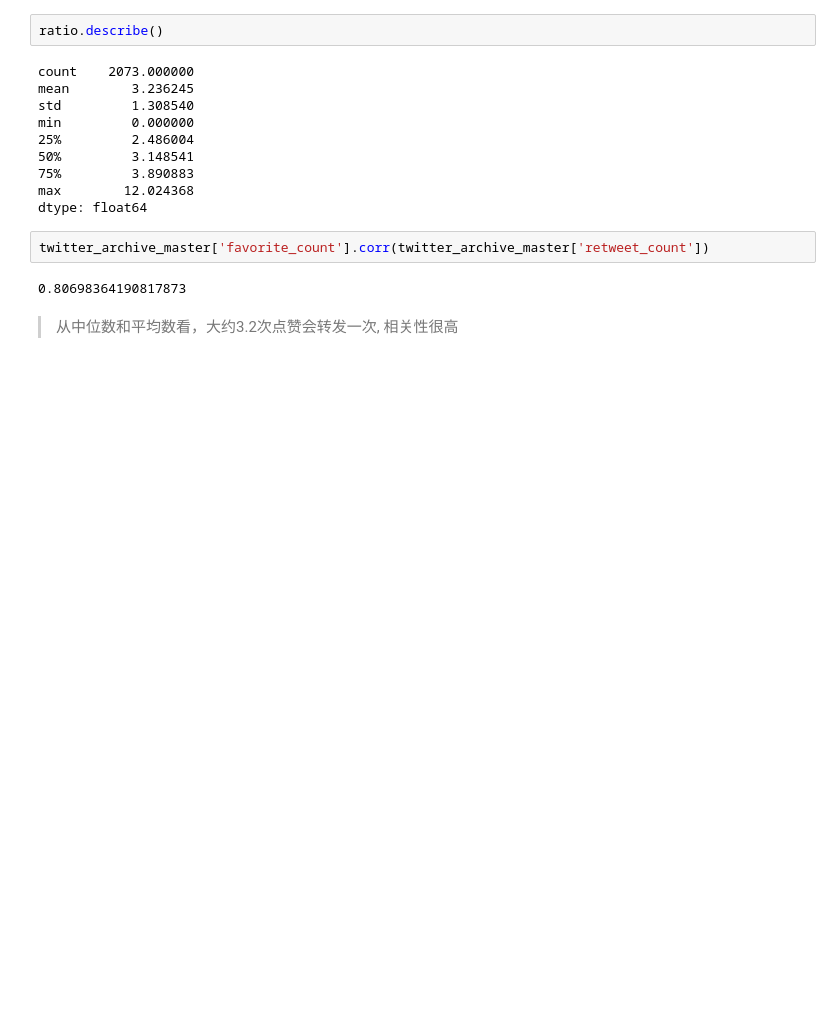
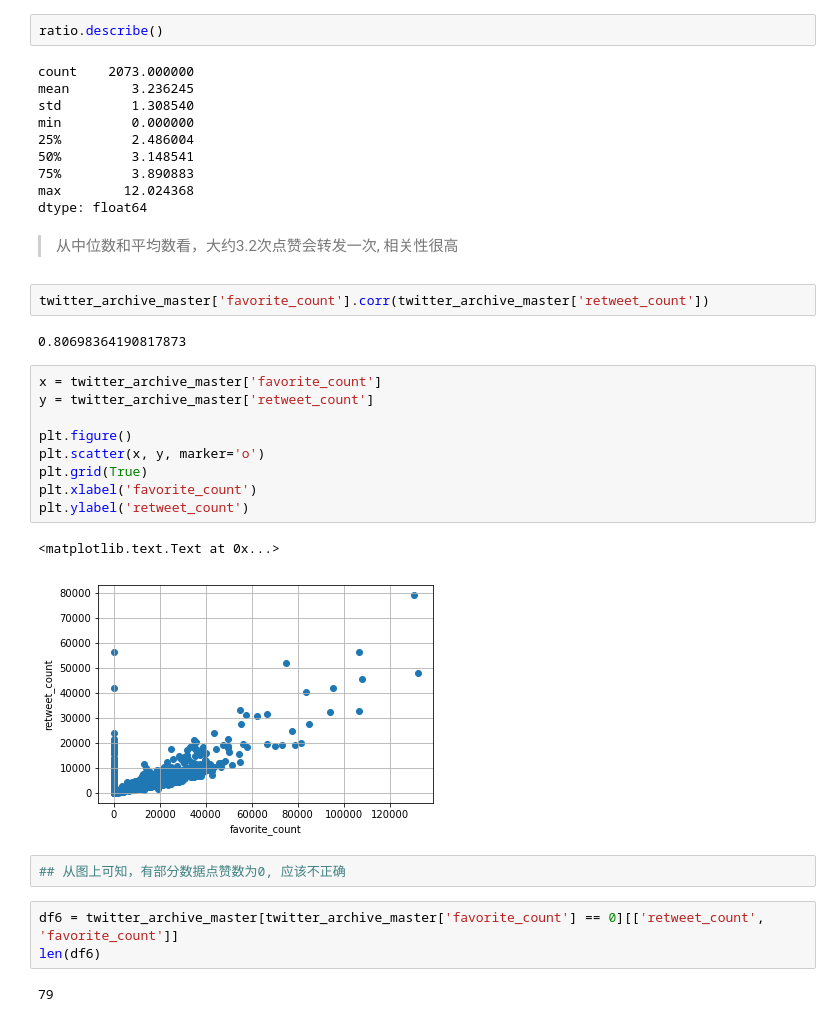
Before and after one commit to Langzzx/dand-advanced-2018, a Jupyter notebook: Data Wrangling and Cleaning/wrangle_act.ipynb, the cells around one changed output. Saved outputs shown, nothing was run; the diff lists cells and outputs as text; blank space fills up the shorter version.

```diff
--- a/Data Wrangling and Cleaning/wrangle_act.ipynb
+++ b/Data Wrangling and Cleaning/wrangle_act.ipynb
@@ -845,9 +1116,28 @@ min         0.000000
 75%         3.890883
 max        12.024368
 dtype: float64
+# %% [markdown]
+> 从中位数和平均数看，大约3.2次点赞会转发一次, 相关性很高
 # %%
 twitter_archive_master['favorite_count'].corr(twitter_archive_master['retweet_count'])
 # %% [output]
 0.80698364190817873
-# %% [markdown]
-> 从中位数和平均数看，大约3.2次点赞会转发一次, 相关性很高
+# %%
+x = twitter_archive_master['favorite_count']
+y = twitter_archive_master['retweet_count']
+
+plt.figure()
+plt.scatter(x, y, marker='o')
+plt.grid(True)
+plt.xlabel('favorite_count')
+plt.ylabel('retweet_count')
+# %% [output]
+<matplotlib.text.Text at 0x...>
+[figure, added]
+# %%
+## 从图上可知，有部分数据点赞数为0, 应该不正确
+# %%
+df6 = twitter_archive_master[twitter_archive_master['favorite_count'] == 0][['retweet_count', 'favorite_count']]
+len(df6)
+# %% [output]
+79
```
Also changed, not shown: parts of 168 cells of this notebook, 2 other files.
